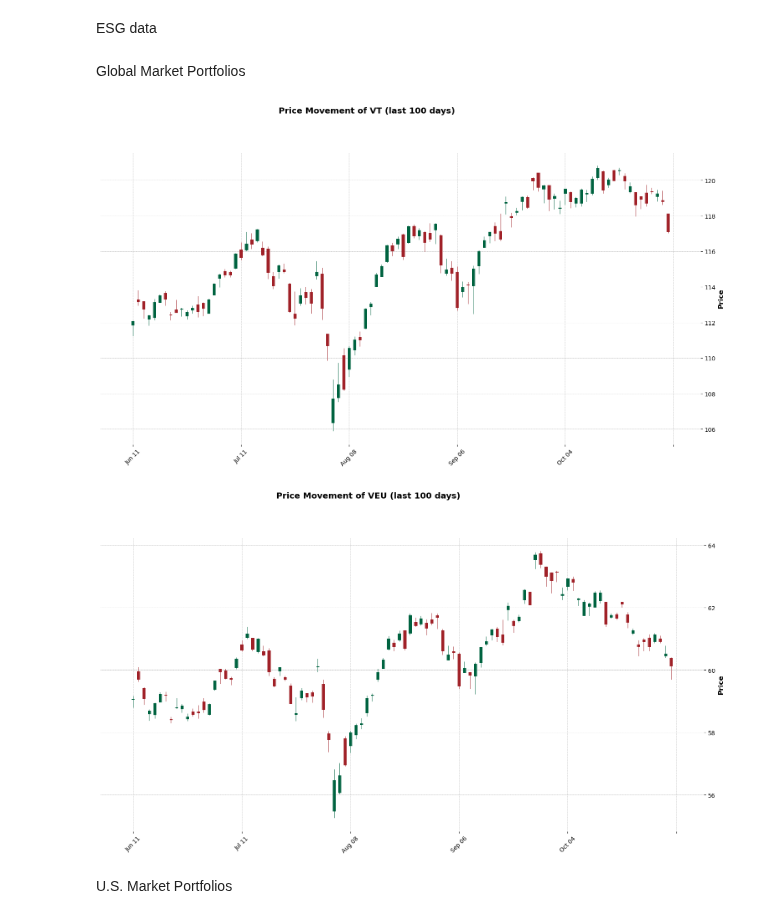
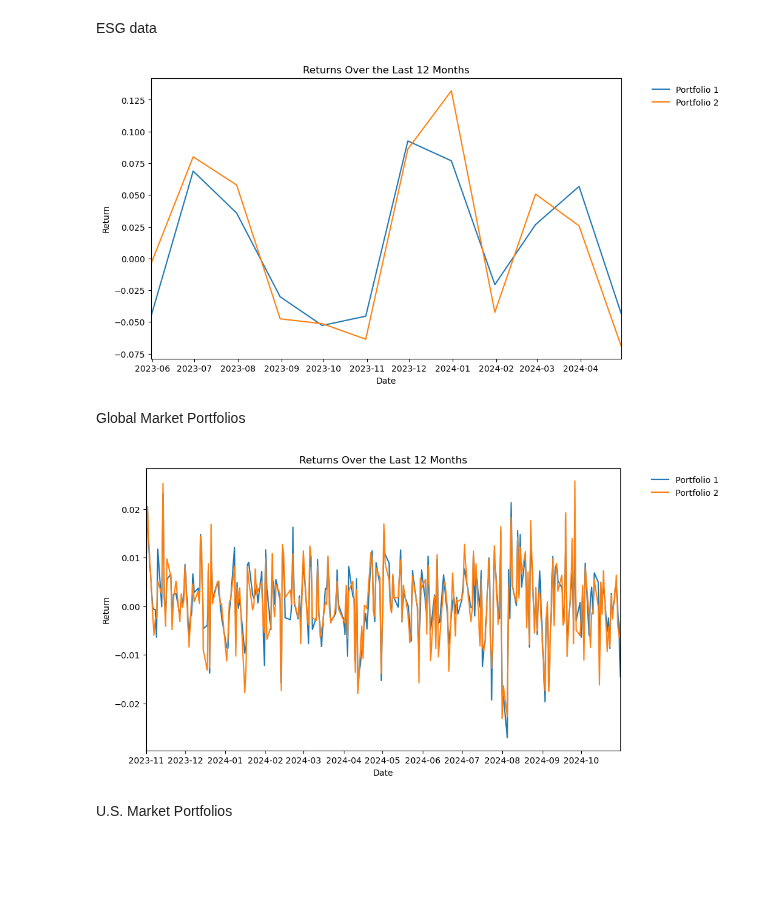
Before and after one commit to lkrsl/multi_factor_modelling_esg_factor_development, a Jupyter notebook: Part2_Factor_Analysis.ipynb, the cells around one changed output. Cells and saved outputs as stored; diff of their text form; code cells hidden in the pictures; blank space fills up the shorter version.

```diff
--- a/Part2_Factor_Analysis.ipynb
+++ b/Part2_Factor_Analysis.ipynb
@@ -173,14 +195,41 @@ def plot_last_100(df, title):
+# %%
+def plot_returns(df1, df2=None, df3=None, months=12):
+    plt.figure(figsize=(10, 6))
+
+    dfs = [df for df in [df1, df2, df3] if df is not None]
+
+    for i, df in enumerate(dfs):
+        # Filter data for the last specified number of months
+        last_n_months = df.set_index('Date').last(f'{months}M')
+
+        # Plot the returns for each dataframe
+        label = f'Portfolio {i+1}' if not hasattr(df, 'name') else df.name
+        sns.lineplot(x=last_n_months.index, y='Return', data=last_n_months, label=label)
+
+    # Adding labels and title
+    plt.title(f'Returns Over the Last {months} Months')
+    plt.xlabel('Date')
+    plt.ylabel('Return')
+
+    plt.legend(bbox_to_anchor=(1.05, 1), loc='upper left', frameon=False)
+
+    plt.grid(visible=False)
+    plt.xlim(last_n_months.index.min(), last_n_months.index.max())
+
+    plt.show()
 # %% [markdown]
 ESG data
+# %%
+plot_returns(high_esg_portf, low_esg_portf) #monthly data
+# %% [output]
+[figure, added]
 # %% [markdown]
 Global Market Portfolios
 # %%
 # Plot each dataset
-vt_plot = plot_last_100(vt, "VT")
-veu_plot = plot_last_100(veu, "VEU")
+plot_returns(vt, veu)
 # %% [output]
-[figure, old version]
+[figure, new version]
-[figure, removed]
 # %% [markdown]
 U.S. Market Portfolios
 # %%
```
Also changed, not shown: parts of 22 cells of this notebook.
